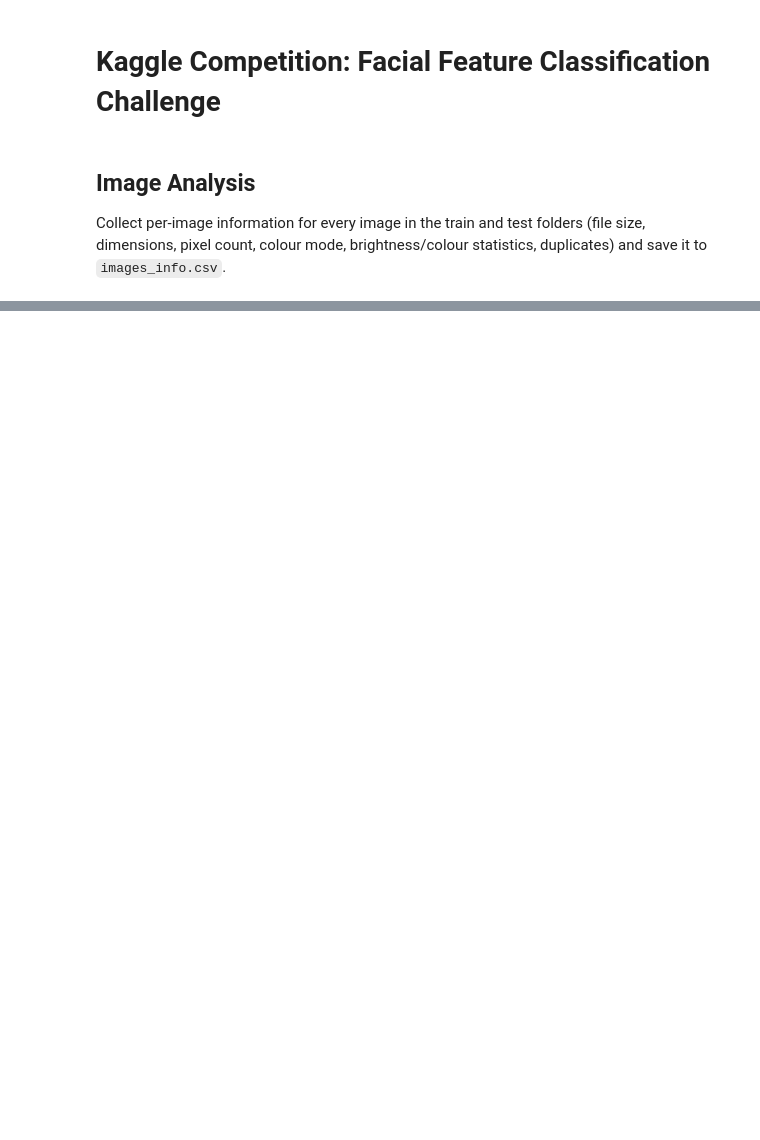
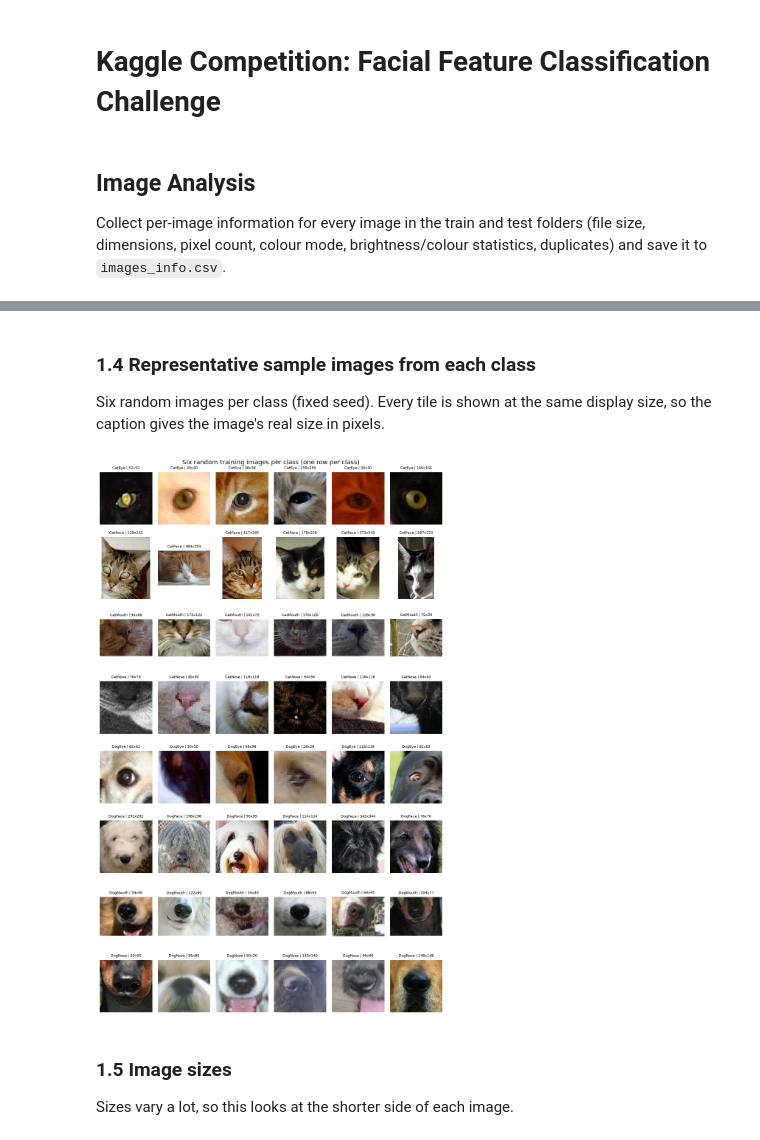
Before and after one commit to josh-sutcliffe-uni/Kaggle-Comp, a Jupyter notebook: kaggle_comp.ipynb, the cells around one changed output, grey strips where cells are left out. Cells and saved outputs as stored; diff of their text form; code cells hidden in the pictures; blank space fills up the shorter version.

```diff
--- a/kaggle_comp.ipynb
+++ b/kaggle_comp.ipynb
@@ -105,0 +224,28 @@ df_images_info.describe()
+# %%
+def get_image_path(split, file_name):
+    """Return the full path of an image."""
+    if split == "train":
+        return training_images_folder / file_name
+    else:
+        return testing_images_folder / file_name
+
+
+def show_images(df_rows, captions, n_columns, title, save_name):
+    """Show one image per row of df_rows in a grid, with a caption under each, and save the figure."""
+    n_images = len(df_rows)
+    n_rows = math.ceil(n_images / n_columns)
+    plt.figure(figsize=(n_columns * 1.6, n_rows * 1.95))
+
+    for i in range(n_images):
+        row = df_rows.iloc[i]
+        image = Image.open(get_image_path(row["split"], row["file_name"])).convert("RGB")
+
+        plt.subplot(n_rows, n_columns, i + 1)     # Grid positions start at 1
+        plt.imshow(image)
+        plt.title(captions[i], fontsize=7)
+        plt.axis("off")
+
+    plt.suptitle(title)
+    plt.tight_layout()
+    plt.savefig(figures_folder / save_name, dpi=150, bbox_inches="tight")
+    plt.show()
@@ -105,0 +398,25 @@ df_images_info.describe()
+# %% [markdown]
+### 1.4 Representative sample images from each class
+
+Six random images per class (fixed seed). Every tile is shown at the same display size, so the caption gives the image's real size in pixels.
+# %%
+sample_tables = []
+for class_name in CLASSES:
+    df_class = df_train_info[df_train_info["class"] == class_name]
+    sample_tables.append(df_class.sample(6, random_state=RANDOM_SEED))
+df_samples = pd.concat(sample_tables)
+
+captions = []
+for i in range(len(df_samples)):
+    row = df_samples.iloc[i]
+    captions.append(f"{row['class']} | {row['width']}x{row['height']}")
+
+show_images(df_samples, captions, n_columns=6,
+            title="Six random training images per class (one row per class)",
+            save_name="sample_images_per_class.png")
+# %% [output]
+[figure, added]
+# %% [markdown]
+### 1.5 Image sizes
+
+Sizes vary a lot, so this looks at the shorter side of each image.
```
Also changed, not shown: parts of 28 cells of this notebook, 13 other files.
